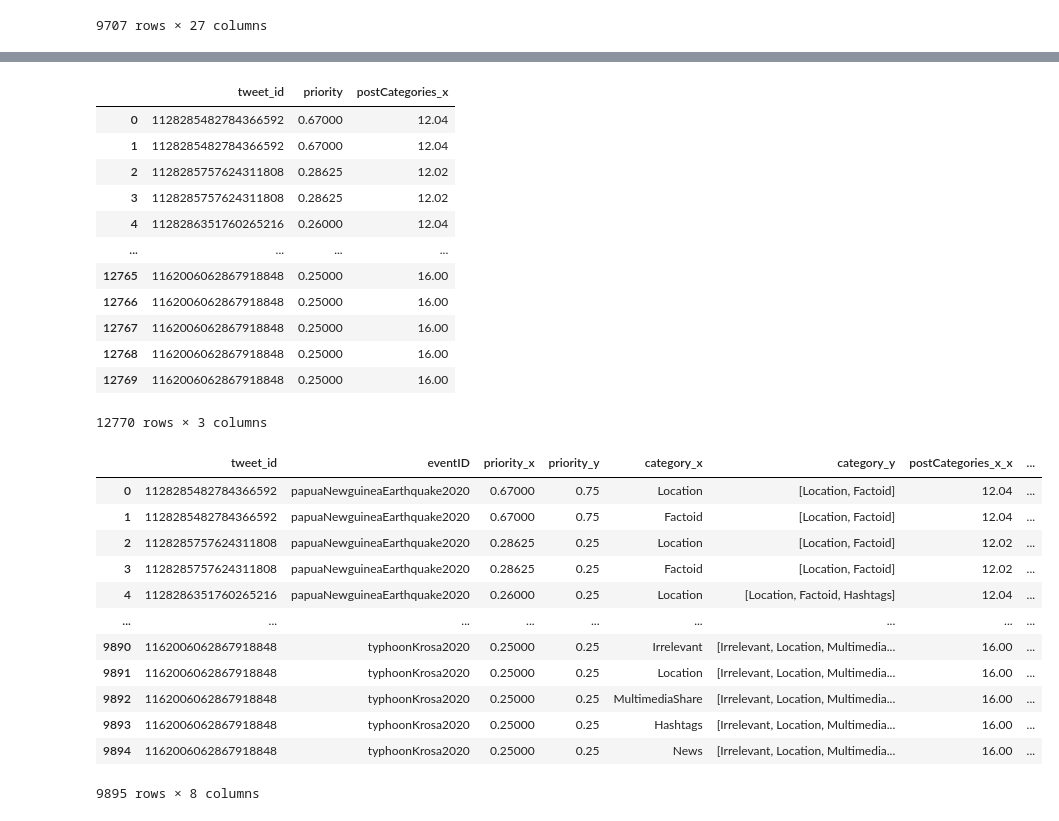
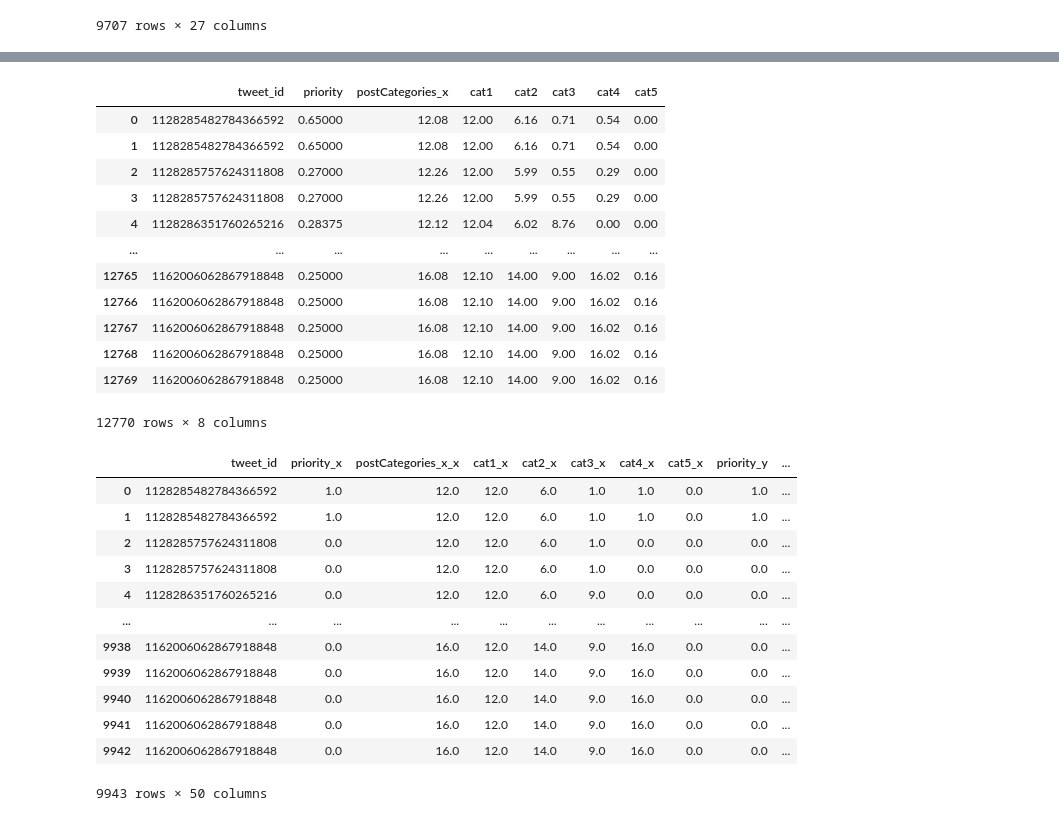
Before and after one commit to glasgowm148/Calamity, a Jupyter notebook: 1-src/2-python/2-notebooks/0-myrun.ipynb, the cells around one changed output, grey strips where cells are left out. Cells and saved outputs as stored; diff of their text form; code cells hidden in the pictures.

```diff
--- a/1-src/2-python/2-notebooks/0-myrun.ipynb
+++ b/1-src/2-python/2-notebooks/0-myrun.ipynb
@@ -403,52 +409,51 @@ predictions
 # %%
 # Merge the new predictions back onto dataframe with the missing columns
 df = merged_df_wo_priority.merge(predictions, left_index=True, right_index=True)
-cleaned_wo = df.filter(['tweet_id','priority','postCategories_x'], axis=1)
+cleaned_wo = df.filter(['tweet_id','priority','postCategories_x','cat1','cat2','cat3','cat4','cat5'], axis=1)
 cleaned_wo
 #merged_predictions = clear_res(df)
 #merged_predictions
 # %% [output]
-|  | tweet_id | priority | postCategories_x |
-| 0 | 1128285482784366592 | 0.67000 | 12.04 |
-| 1 | 1128285482784366592 | 0.67000 | 12.04 |
-| 2 | 1128285757624311808 | 0.28625 | 12.02 |
-| 3 | 1128285757624311808 | 0.28625 | 12.02 |
-| 4 | 1128286351760265216 | 0.26000 | 12.04 |
-| ... | ... | ... | ... |
-| 12765 | 1162006062867918848 | 0.25000 | 16.00 |
-| 12766 | 1162006062867918848 | 0.25000 | 16.00 |
-| 12767 | 1162006062867918848 | 0.25000 | 16.00 |
-| 12768 | 1162006062867918848 | 0.25000 | 16.00 |
-| 12769 | 1162006062867918848 | 0.25000 | 16.00 |
+|  | tweet_id | priority | postCategories_x | cat1 | cat2 | cat3 | cat4 | cat5 |
+| 0 | 1128285482784366592 | 0.65000 | 12.08 | 12.00 | 6.16 | 0.71 | 0.54 | 0.00 |
+| 1 | 1128285482784366592 | 0.65000 | 12.08 | 12.00 | 6.16 | 0.71 | 0.54 | 0.00 |
+| 2 | 1128285757624311808 | 0.27000 | 12.26 | 12.00 | 5.99 | 0.55 | 0.29 | 0.00 |
+| 3 | 1128285757624311808 | 0.27000 | 12.26 | 12.00 | 5.99 | 0.55 | 0.29 | 0.00 |
+| 4 | 1128286351760265216 | 0.28375 | 12.12 | 12.04 | 6.02 | 8.76 | 0.00 | 0.00 |
+| ... | ... | ... | ... | ... | ... | ... | ... | ... |
+| 12765 | 1162006062867918848 | 0.25000 | 16.08 | 12.10 | 14.00 | 9.00 | 16.02 | 0.16 |
+| 12766 | 1162006062867918848 | 0.25000 | 16.08 | 12.10 | 14.00 | 9.00 | 16.02 | 0.16 |
+| 12767 | 1162006062867918848 | 0.25000 | 16.08 | 12.10 | 14.00 | 9.00 | 16.02 | 0.16 |
+| 12768 | 1162006062867918848 | 0.25000 | 16.08 | 12.10 | 14.00 | 9.00 | 16.02 | 0.16 |
+| 12769 | 1162006062867918848 | 0.25000 | 16.08 | 12.10 | 14.00 | 9.00 | 16.02 | 0.16 |
-12770 rows × 3 columns
+12770 rows × 8 columns
 # %%
 # Merge the predictions back in with our labelled data
 df_merged = pd.merge(cleaned_wo, merged_df, left_on = 'tweet_id', right_on = 'tweet_id', how = 'inner')
 
 df_merged.drop_duplicates(inplace=True)
 
 df = df_merged.groupby('tweet_id')['category'].apply(list)
 
 df = df.to_frame()
 
 df_merg = pd.merge(df_merged, df, left_on = 'tweet_id', right_on = 'tweet_id', how = 'inner')
 
+df_merg = df_merg.round()
+
 
 df_merg
-
-cleaned_merg = df_merg.filter(['tweet_id','eventID','priority_x','priority_y','category_x','category_y', 'postCategories_x_x','postCategories_x_y'], axis=1)
-cleaned_merg
 # %% [output]
-|  | tweet_id | eventID | priority_x | priority_y | category_x | category_y | postCategories_x_x | ... |
-| 0 | 1128285482784366592 | papuaNewguineaEarthquake2020 | 0.67000 | 0.75 | Location | [Location, Factoid] | 12.04 | ... |
-| 1 | 1128285482784366592 | papuaNewguineaEarthquake2020 | 0.67000 | 0.75 | Factoid | [Location, Factoid] | 12.04 | ... |
-| 2 | 1128285757624311808 | papuaNewguineaEarthquake2020 | 0.28625 | 0.25 | Location | [Location, Factoid] | 12.02 | ... |
-| 3 | 1128285757624311808 | papuaNewguineaEarthquake2020 | 0.28625 | 0.25 | Factoid | [Location, Factoid] | 12.02 | ... |
-| 4 | 1128286351760265216 | papuaNewguineaEarthquake2020 | 0.26000 | 0.25 | Location | [Location, Factoid, Hashtags] | 12.04 | ... |
-| ... | ... | ... | ... | ... | ... | ... | ... | ... |
-| 9890 | 1162006062867918848 | typhoonKrosa2020 | 0.25000 | 0.25 | Irrelevant | [Irrelevant, Location, Multimedia... | 16.00 | ... |
-| 9891 | 1162006062867918848 | typhoonKrosa2020 | 0.25000 | 0.25 | Location | [Irrelevant, Location, Multimedia... | 16.00 | ... |
-| 9892 | 1162006062867918848 | typhoonKrosa2020 | 0.25000 | 0.25 | MultimediaShare | [Irrelevant, Location, Multimedia... | 16.00 | ... |
-| 9893 | 1162006062867918848 | typhoonKrosa2020 | 0.25000 | 0.25 | Hashtags | [Irrelevant, Location, Multimedia... | 16.00 | ... |
-| 9894 | 1162006062867918848 | typhoonKrosa2020 | 0.25000 | 0.25 | News | [Irrelevant, Location, Multimedia... | 16.00 | ... |
+|  | tweet_id | priority_x | postCategories_x_x | cat1_x | cat2_x | cat3_x | cat4_x | cat5_x | priority_y | ... |
+| 0 | 1128285482784366592 | 1.0 | 12.0 | 12.0 | 6.0 | 1.0 | 1.0 | 0.0 | 1.0 | ... |
+| 1 | 1128285482784366592 | 1.0 | 12.0 | 12.0 | 6.0 | 1.0 | 1.0 | 0.0 | 1.0 | ... |
+| 2 | 1128285757624311808 | 0.0 | 12.0 | 12.0 | 6.0 | 1.0 | 0.0 | 0.0 | 0.0 | ... |
+| 3 | 1128285757624311808 | 0.0 | 12.0 | 12.0 | 6.0 | 1.0 | 0.0 | 0.0 | 0.0 | ... |
+| 4 | 1128286351760265216 | 0.0 | 12.0 | 12.0 | 6.0 | 9.0 | 0.0 | 0.0 | 0.0 | ... |
+| ... | ... | ... | ... | ... | ... | ... | ... | ... | ... | ... |
+| 9938 | 1162006062867918848 | 0.0 | 16.0 | 12.0 | 14.0 | 9.0 | 16.0 | 0.0 | 0.0 | ... |
+| 9939 | 1162006062867918848 | 0.0 | 16.0 | 12.0 | 14.0 | 9.0 | 16.0 | 0.0 | 0.0 | ... |
+| 9940 | 1162006062867918848 | 0.0 | 16.0 | 12.0 | 14.0 | 9.0 | 16.0 | 0.0 | 0.0 | ... |
+| 9941 | 1162006062867918848 | 0.0 | 16.0 | 12.0 | 14.0 | 9.0 | 16.0 | 0.0 | 0.0 | ... |
+| 9942 | 1162006062867918848 | 0.0 | 16.0 | 12.0 | 14.0 | 9.0 | 16.0 | 0.0 | 0.0 | ... |
-9895 rows × 8 columns
+9943 rows × 50 columns
```
Also changed, not shown: parts of 12 cells of this notebook, 17 other files.
